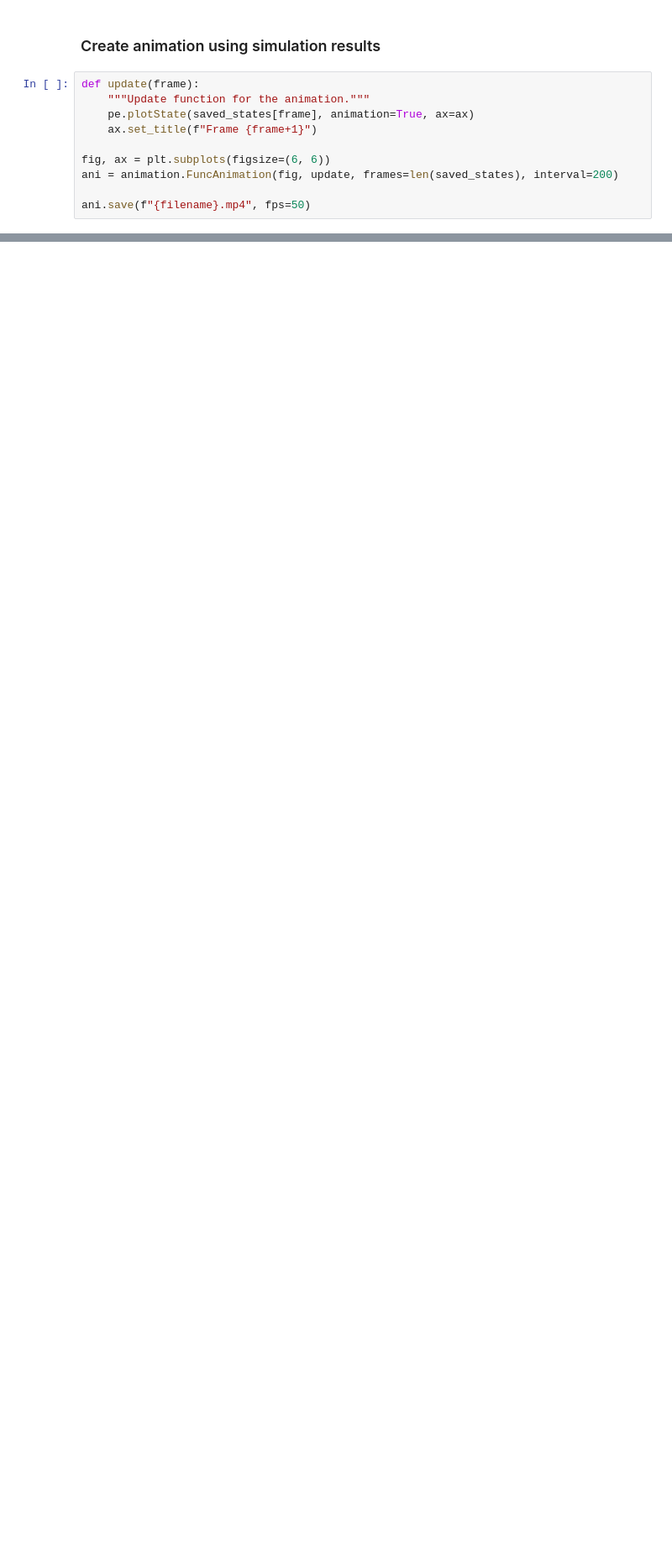
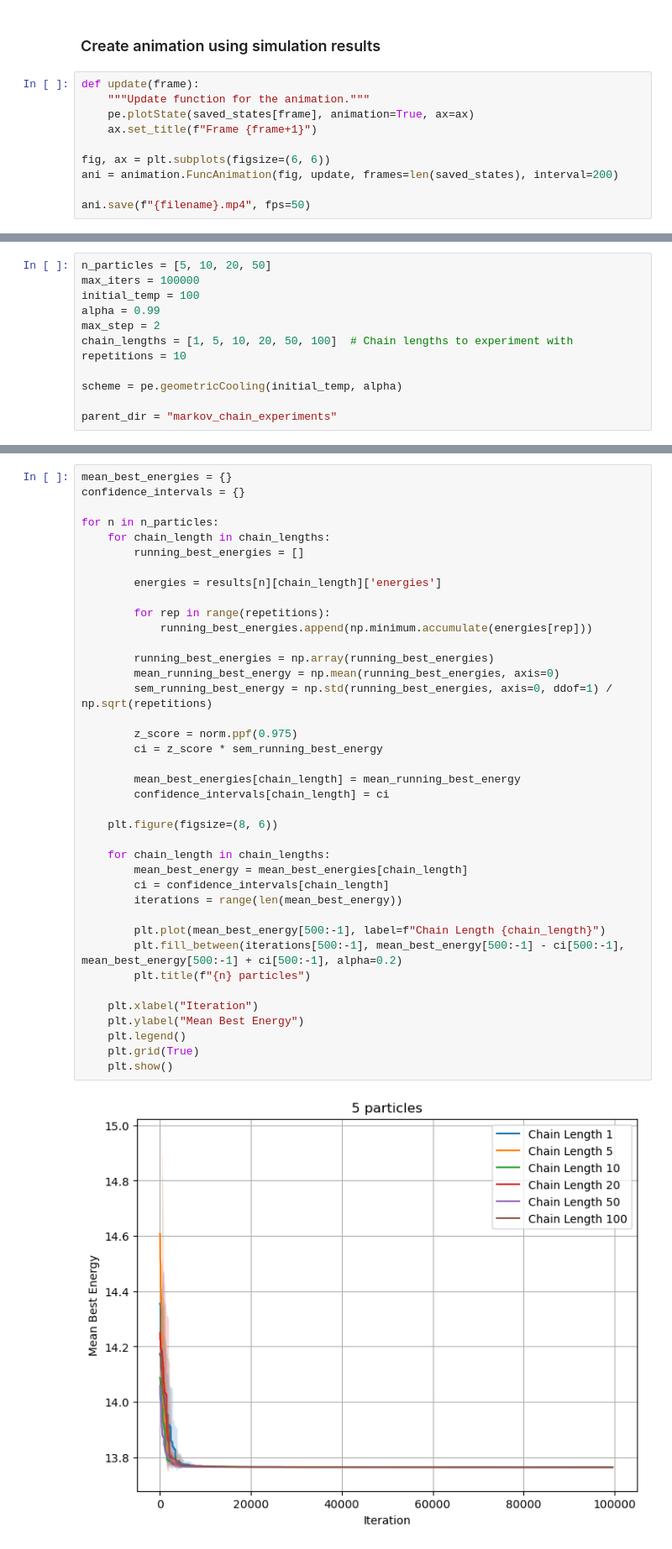
Before and after one commit to Koekoek1337/stochSim3, a Jupyter notebook: electricPotentialEnergy.ipynb, the cells around one changed output, grey strips where cells are left out. Shown: that part at 84% size. Cells and saved outputs as stored; diff of their text form; blank space fills up the shorter version.

Commit message:
Attempt Markov Chain length experiments

```diff
--- a/electricPotentialEnergy.ipynb
+++ b/electricPotentialEnergy.ipynb
@@ -62,0 +69,12 @@ ani.save(f"{filename}.mp4", fps=50)
+# %%
+n_particles = [5, 10, 20, 50]
+max_iters = 100000
+initial_temp = 100
+alpha = 0.99
+max_step = 2
+chain_lengths = [1, 5, 10, 20, 50, 100]  # Chain lengths to experiment with
+repetitions = 10
+
+scheme = pe.geometricCooling(initial_temp, alpha)
+
+parent_dir = "markov_chain_experiments"
@@ -62,0 +135,41 @@ ani.save(f"{filename}.mp4", fps=50)
+# %%
+mean_best_energies = {}
+confidence_intervals = {}
+
+for n in n_particles:
+    for chain_length in chain_lengths:
+        running_best_energies = []
+
+        energies = results[n][chain_length]['energies']
+
+        for rep in range(repetitions):
+            running_best_energies.append(np.minimum.accumulate(energies[rep]))
+
+        running_best_energies = np.array(running_best_energies)
+        mean_running_best_energy = np.mean(running_best_energies, axis=0)
+        sem_running_best_energy = np.std(running_best_energies, axis=0, ddof=1) / np.sqrt(repetitions)
+
+        z_score = norm.ppf(0.975)
+        ci = z_score * sem_running_best_energy
+
+        mean_best_energies[chain_length] = mean_running_best_energy
+        confidence_intervals[chain_length] = ci
+
+    plt.figure(figsize=(8, 6))
+
+    for chain_length in chain_lengths:
+        mean_best_energy = mean_best_energies[chain_length]
+        ci = confidence_intervals[chain_length]
+        iterations = range(len(mean_best_energy))
+
+        plt.plot(mean_best_energy[500:-1], label=f"Chain Length {chain_length}")
+        plt.fill_between(iterations[500:-1], mean_best_energy[500:-1] - ci[500:-1], mean_best_energy[500:-1] + ci[500:-1], alpha=0.2)
+        plt.title(f"{n} particles")
+
+    plt.xlabel("Iteration")
+    plt.ylabel("Mean Best Energy")
+    plt.legend()
+    plt.grid(True)
+    plt.show()
+# %% [output]
+[figure, added]
```
Also changed, not shown: parts of 11 cells of this notebook.
